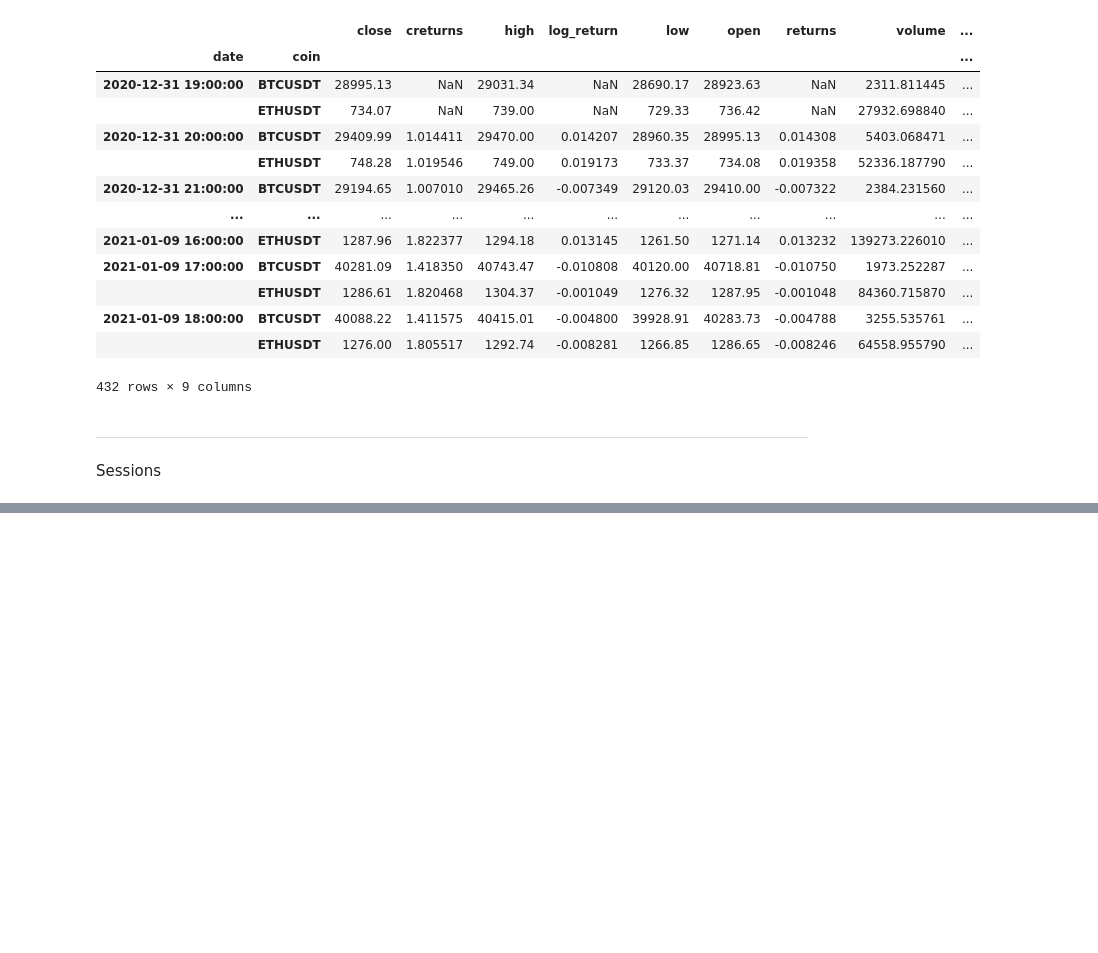
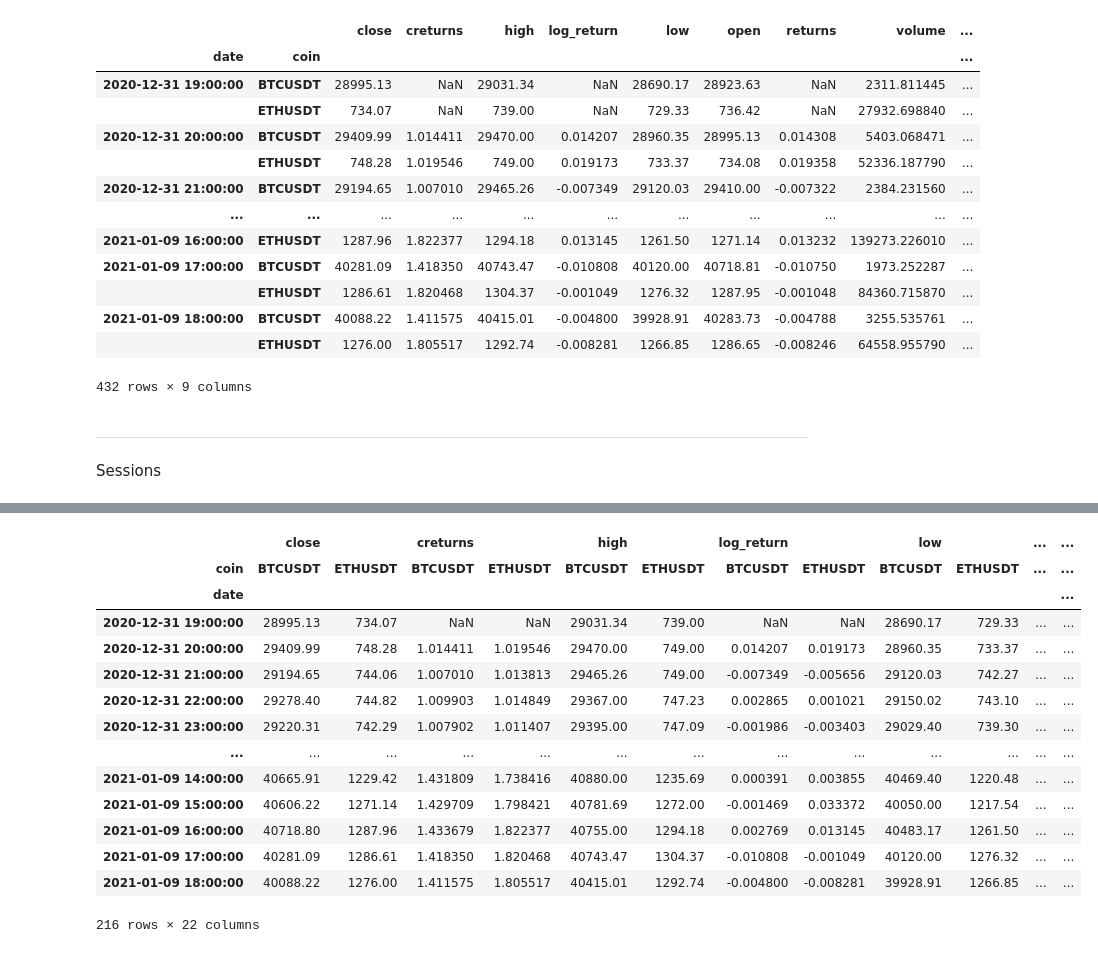
Before and after one commit to YassinKhanji/Portfolio_1, a Jupyter notebook: Technical_Portfolio/Data_Management/calculations.ipynb, the cells around one changed output, grey strips where cells are left out. Cells and saved outputs as stored; diff of their text form; code cells hidden in the pictures; blank space fills up the shorter version.

```diff
--- a/Technical_Portfolio/Data_Management/calculations.ipynb
+++ b/Technical_Portfolio/Data_Management/calculations.ipynb
@@ -66 +65,24 @@ df = data.copy().unstack()
+# %%
+for coin in df['close'].columns:
+    df['position', coin] = np.where(df['close', coin].shift(1) > df['close', coin], 1, 0)
+    df['trades', coin] = df['position', coin].diff().fillna(0).abs()
+# %%
+df = df.sort_index(axis=1, level=0)
+df
+# %% [output]
+|  | close |  | creturns |  | high |  | log_return |  | low |  | ... | ... |
+| coin | BTCUSDT | ETHUSDT | BTCUSDT | ETHUSDT | BTCUSDT | ETHUSDT | BTCUSDT | ETHUSDT | BTCUSDT | ETHUSDT | ... | ... |
+| date |  |  |  |  |  |  |  |  |  |  |  | ... |
+| 2020-12-31 19:00:00 | 28995.13 | 734.07 | NaN | NaN | 29031.34 | 739.00 | NaN | NaN | 28690.17 | 729.33 | ... | ... |
+| 2020-12-31 20:00:00 | 29409.99 | 748.28 | 1.014411 | 1.019546 | 29470.00 | 749.00 | 0.014207 | 0.019173 | 28960.35 | 733.37 | ... | ... |
+| 2020-12-31 21:00:00 | 29194.65 | 744.06 | 1.007010 | 1.013813 | 29465.26 | 749.00 | -0.007349 | -0.005656 | 29120.03 | 742.27 | ... | ... |
+| 2020-12-31 22:00:00 | 29278.40 | 744.82 | 1.009903 | 1.014849 | 29367.00 | 747.23 | 0.002865 | 0.001021 | 29150.02 | 743.10 | ... | ... |
+| 2020-12-31 23:00:00 | 29220.31 | 742.29 | 1.007902 | 1.011407 | 29395.00 | 747.09 | -0.001986 | -0.003403 | 29029.40 | 739.30 | ... | ... |
+| ... | ... | ... | ... | ... | ... | ... | ... | ... | ... | ... | ... | ... |
+| 2021-01-09 14:00:00 | 40665.91 | 1229.42 | 1.431809 | 1.738416 | 40880.00 | 1235.69 | 0.000391 | 0.003855 | 40469.40 | 1220.48 | ... | ... |
+| 2021-01-09 15:00:00 | 40606.22 | 1271.14 | 1.429709 | 1.798421 | 40781.69 | 1272.00 | -0.001469 | 0.033372 | 40050.00 | 1217.54 | ... | ... |
+| 2021-01-09 16:00:00 | 40718.80 | 1287.96 | 1.433679 | 1.822377 | 40755.00 | 1294.18 | 0.002769 | 0.013145 | 40483.17 | 1261.50 | ... | ... |
+| 2021-01-09 17:00:00 | 40281.09 | 1286.61 | 1.418350 | 1.820468 | 40743.47 | 1304.37 | -0.010808 | -0.001049 | 40120.00 | 1276.32 | ... | ... |
+| 2021-01-09 18:00:00 | 40088.22 | 1276.00 | 1.411575 | 1.805517 | 40415.01 | 1292.74 | -0.004800 | -0.008281 | 39928.91 | 1266.85 | ... | ... |
+216 rows × 22 columns
 # %%
```
Also changed, not shown: parts of 8 cells of this notebook, 3 other files.
